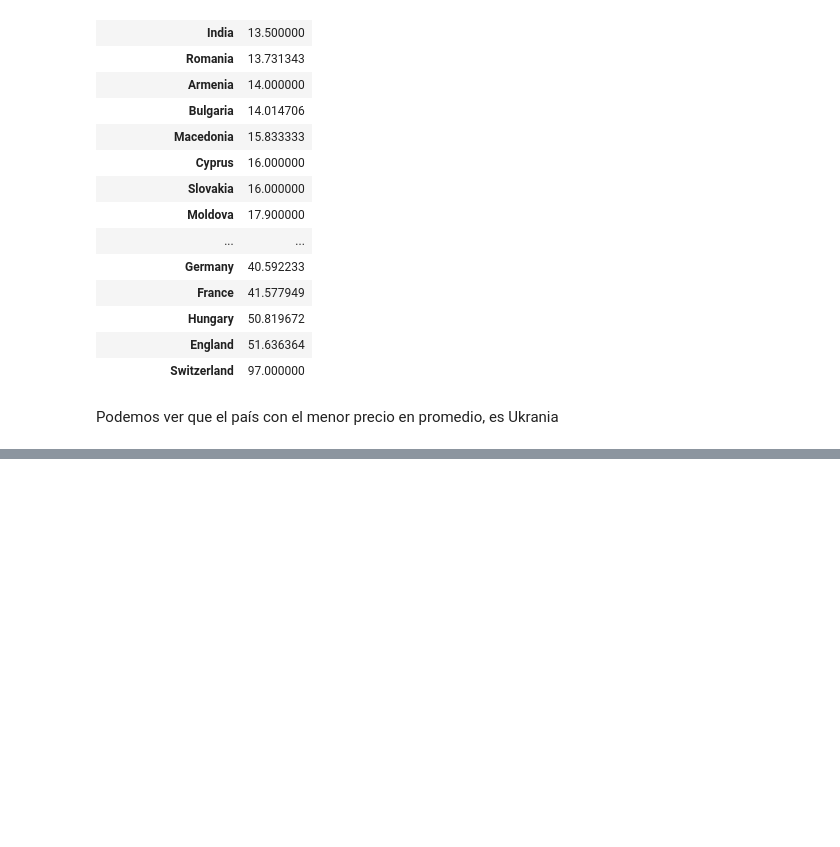
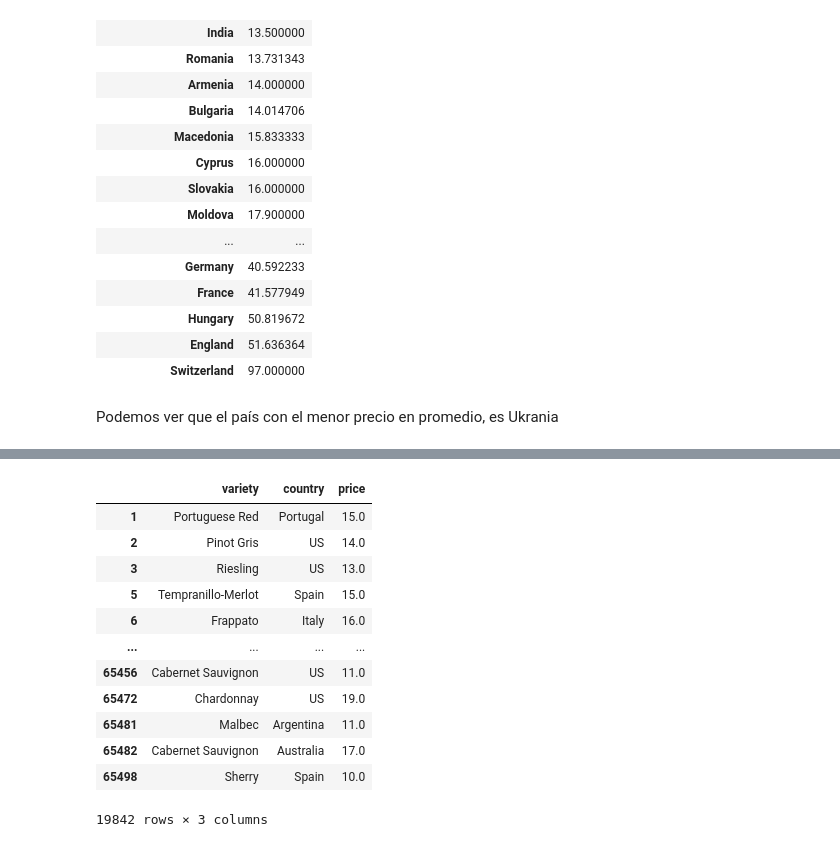
Before and after one commit to R3dMercenary/Libretas_Python_MCD_2024, a Jupyter notebook: intro_pandas.ipynb, the cells around one changed output, grey strips where cells are left out. Cells and saved outputs as stored; diff of their text form; code cells hidden in the pictures; blank space fills up the shorter version.

Commit message:
Casi completo, solo hace falta arreglar un problema de alineamiento en la dataframe de vinos europeos

```diff
--- a/intro_pandas.ipynb
+++ b/intro_pandas.ipynb
@@ -635,4 +641,20 @@ la cantidad de vinos con descripción pitera son 32824
 # %%
 # Hacer un dataframe con la variedad, el país y el precio para vinos con un costo menor a los $20 dolares
+df_nuevo=df_vinos.loc[ df_vinos['price']<20 ,['variety','country','price']]
+df_nuevo
+# %% [output]
+|  | variety | country | price |
+| 1 | Portuguese Red | Portugal | 15.0 |
+| 2 | Pinot Gris | US | 14.0 |
+| 3 | Riesling | US | 13.0 |
+| 5 | Tempranillo-Merlot | Spain | 15.0 |
+| 6 | Frappato | Italy | 16.0 |
+| ... | ... | ... | ... |
+| 65456 | Cabernet Sauvignon | US | 11.0 |
+| 65472 | Chardonnay | US | 19.0 |
+| 65481 | Malbec | Argentina | 11.0 |
+| 65482 | Cabernet Sauvignon | Australia | 17.0 |
+| 65498 | Sherry | Spain | 10.0 |
+19842 rows × 3 columns
 # %%
 # ¿Cuantos vinos diferentes de la variedad *Pinot Noir* hay por cada país?
```
Also changed, not shown: parts of 5 cells of this notebook.
